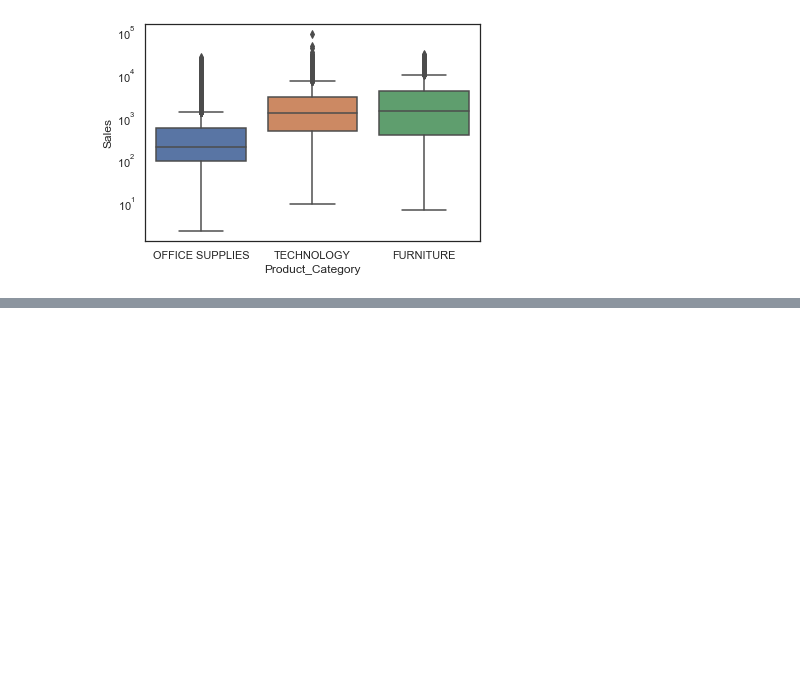
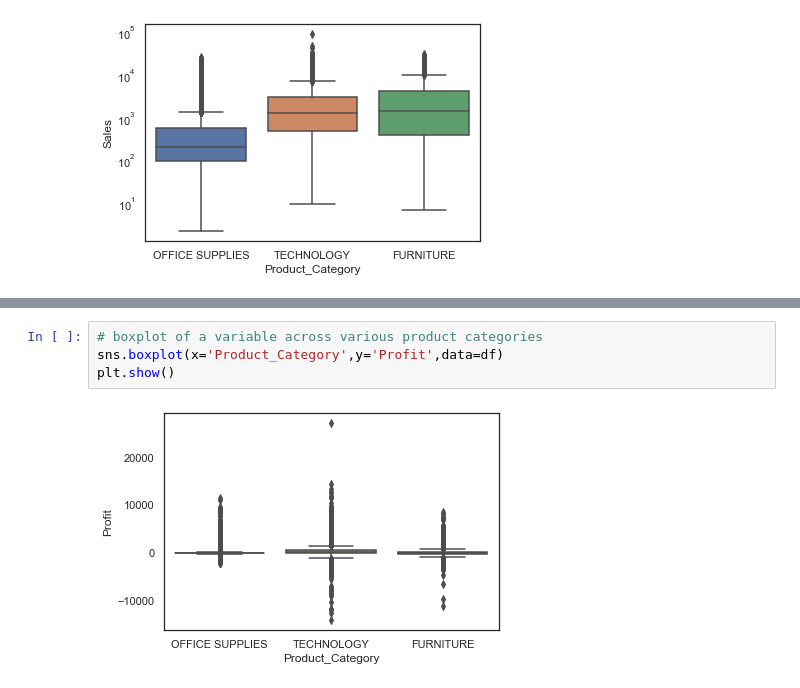
Before and after one commit to R-aryan/Machine_Learning_Crash_Course, a Jupyter notebook: Data Visualization/Plotting_Categorical_Data.ipynb, the cells around one changed output, grey strips where cells are left out. Saved outputs shown, nothing was run; the diff lists cells and outputs as text; blank space fills up the shorter version.

```diff
--- a/Data Visualization/Plotting_Categorical_Data.ipynb
+++ b/Data Visualization/Plotting_Categorical_Data.ipynb
@@ -60,0 +65,6 @@ plt.show()
+# %%
+# boxplot of a variable across various product categories
+sns.boxplot(x='Product_Category',y='Profit',data=df)
+plt.show()
+# %% [output]
+[figure, added]
```
Also changed, not shown: parts of 4 cells of this notebook.
